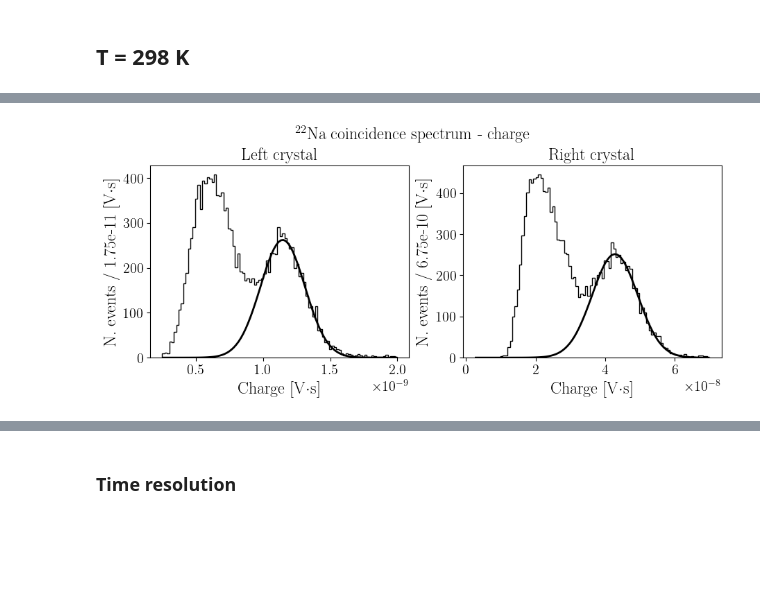
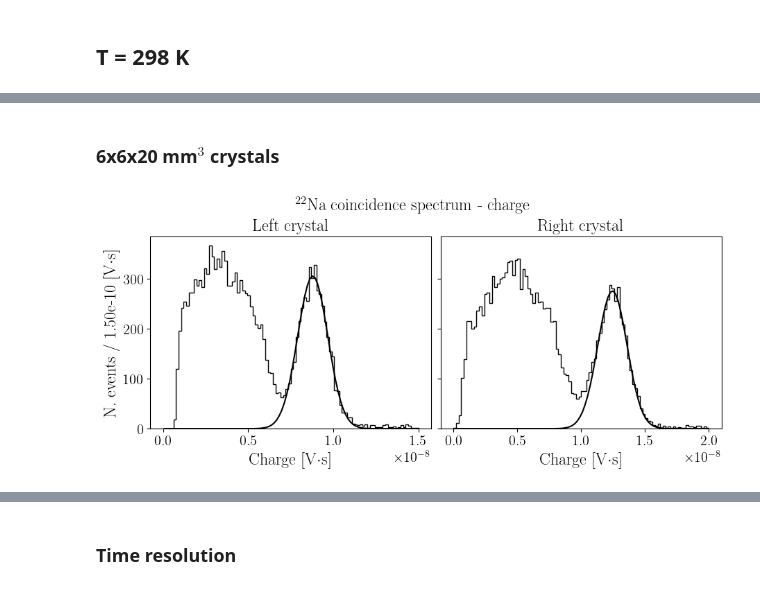
Before and after one commit to ESSDIPC/crysp, a Jupyter notebook: na22_analysis.ipynb, the cells around one changed output, grey strips where cells are left out. Drawn from its saved outputs; the diff is of its cells as text; code cells hidden in the pictures; blank space fills up the shorter version.

```diff
--- a/na22_analysis.ipynb
+++ b/na22_analysis.ipynb
@@ -37,0 +608,2 @@ integral_right = np.trapz(
+# %%
+plt.rcParams['legend.title_fontsize'] = 'x-large'
@@ -38,6 +671,19 @@ integral_right = np.trapz(
+# %% [markdown]
+### 6x6x20 mm$^3$ crystals
+# %%
+time_warm, left_warm, right_warm = crysp.read_file("csi_6x6_warm.zip")
+# %%
+baselines_left = np.average(left_warm[:, :2000], axis=1)[:, None]
+baselines_right = np.average(right_warm[:, :2000], axis=1)[:, None]
+integral_left_6x6 = np.trapz(
+    (left_warm)[:, time_warm > -1e-7], x=time_warm[time_warm > -1e-7]
+)
+integral_right_6x6 = np.trapz(
+    (right_warm)[:, time_warm > -1e-7], x=time_warm[time_warm > -1e-7]
+)
 # %%
 fig, ax, popt_left, pcov_left, popt_right, pcov_right = crysp.charge_spectra(
-    integral_left, integral_right, (0.25e-9, 2e-9), (0.25e-8, 0.7e-7), 1e-9, 4e-8
+    integral_left_6x6, integral_right_6x6, (0, 1.5e-8), (0, 2e-8), 0.7e-8, 1.1e-8
 )
 # %% [output]
-[figure, old version]
+[figure, new version]
```
Also changed, not shown: parts of 44 cells of this notebook, 2 other files.
